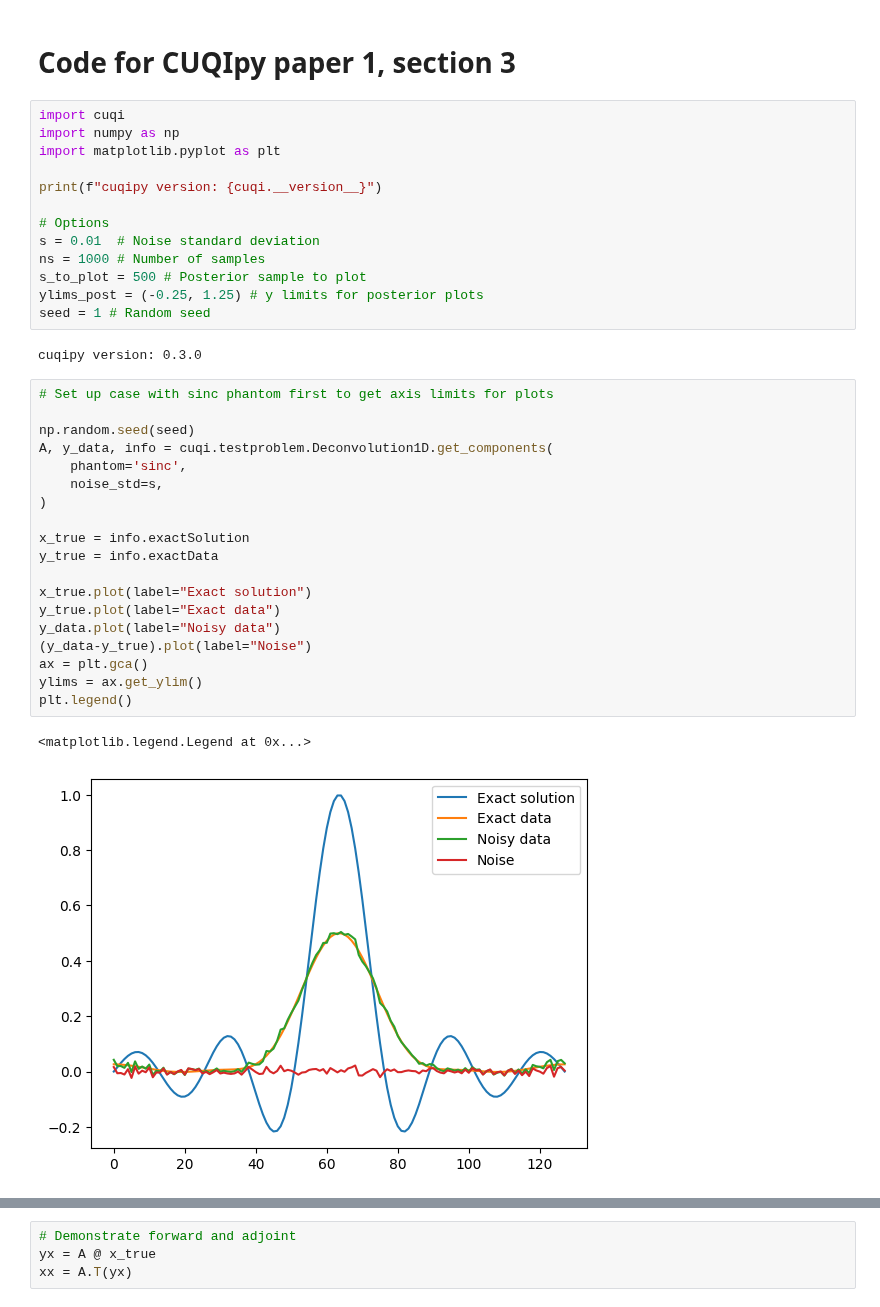
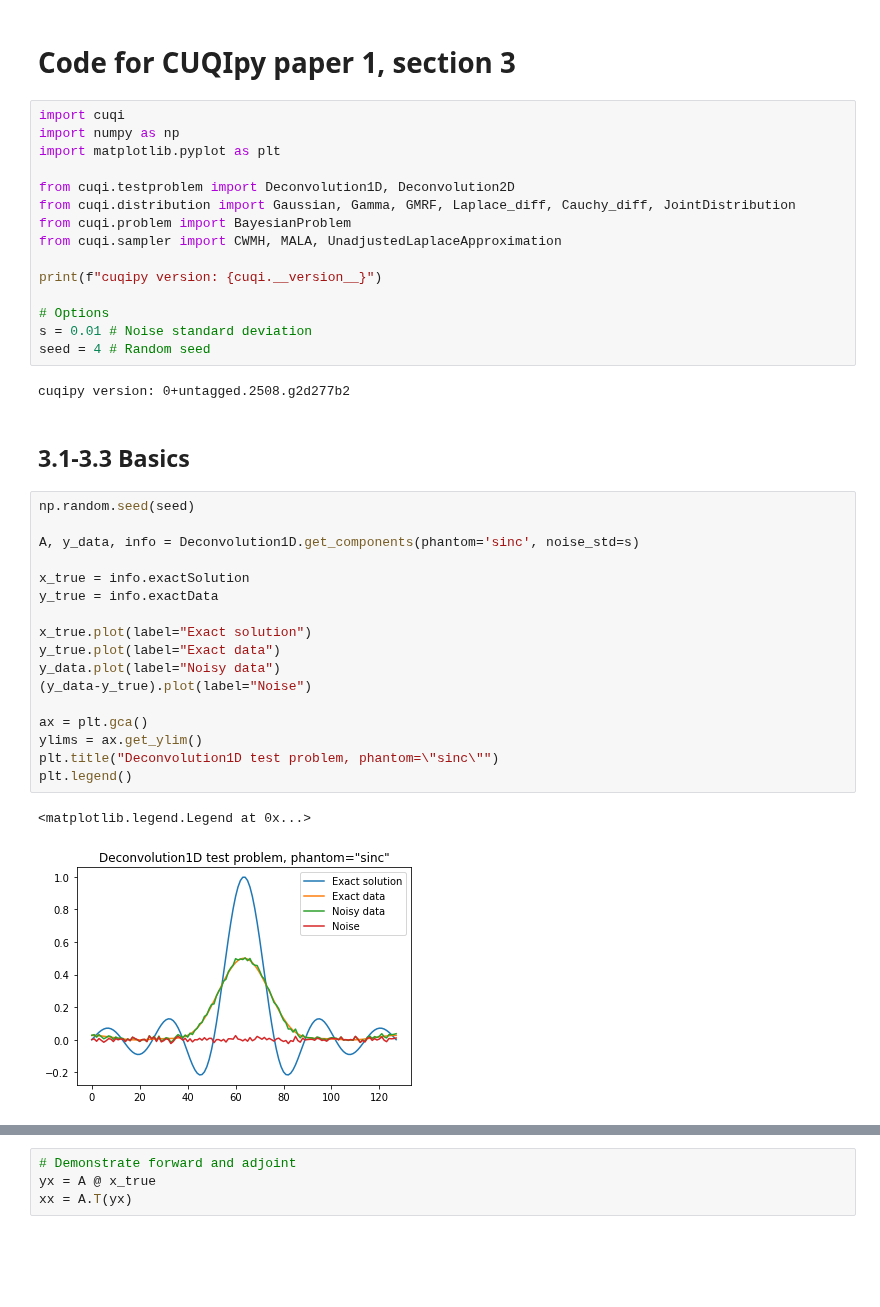
Before and after one commit to CUQI-DTU/Paper-CUQIpy-1-Core, a Jupyter notebook: deconvolution1D/paper1_deconv1D.ipynb, the cells around one changed output, grey strips where cells are left out. Saved outputs shown, nothing was run; the diff lists cells and outputs as text; blank space fills up the shorter version.

```diff
--- a/deconvolution1D/paper1_deconv1D.ipynb
+++ b/deconvolution1D/paper1_deconv1D.ipynb
@@ -5,35 +5,37 @@ import cuqi
 import numpy as np
 import matplotlib.pyplot as plt
 
+from cuqi.testproblem import Deconvolution1D, Deconvolution2D
+from cuqi.distribution import Gaussian, Gamma, GMRF, Laplace_diff, Cauchy_diff, JointDistribution
+from cuqi.problem import BayesianProblem
+from cuqi.sampler import CWMH, MALA, UnadjustedLaplaceApproximation
+
 print(f"cuqipy version: {cuqi.__version__}")
 
 # Options
-s = 0.01  # Noise standard deviation
-ns = 1000 # Number of samples
-s_to_plot = 500 # Posterior sample to plot
-ylims_post = (-0.25, 1.25) # y limits for posterior plots
-seed = 1 # Random seed
+s = 0.01 # Noise standard deviation
+seed = 4 # Random seed
 # %% [output]
-cuqipy version: 0.3.0
+cuqipy version: 0+untagged.2508.g2d277b2
+# %% [markdown]
+## 3.1-3.3 Basics
 # %%
-# Set up case with sinc phantom first to get axis limits for plots
+np.random.seed(seed)
 
-np.random.seed(seed)
-A, y_data, info = cuqi.testproblem.Deconvolution1D.get_components(
-    phantom='sinc',
-    noise_std=s,
-)
+A, y_data, info = Deconvolution1D.get_components(phantom='sinc', noise_std=s)
 
 x_true = info.exactSolution
 y_true = info.exactData
 
 x_true.plot(label="Exact solution")
 y_true.plot(label="Exact data")
 y_data.plot(label="Noisy data")
 (y_data-y_true).plot(label="Noise")
+
 ax = plt.gca()
 ylims = ax.get_ylim()
+plt.title("Deconvolution1D test problem, phantom=\"sinc\"")
 plt.legend()
 # %% [output]
 <matplotlib.legend.Legend at 0x...>
-[figure, old version]
+[figure, new version]
```
Also changed, not shown: parts of 20 cells of this notebook, 1 other file.
